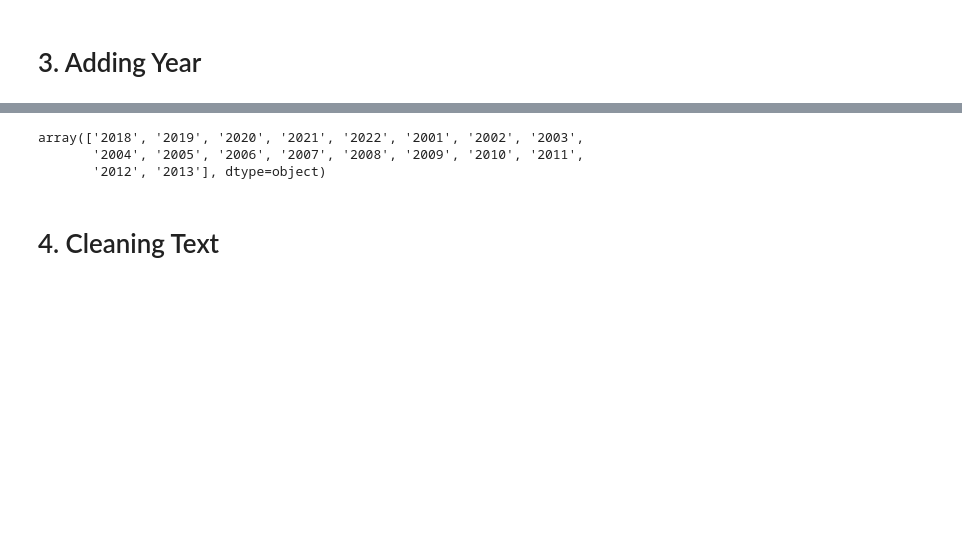
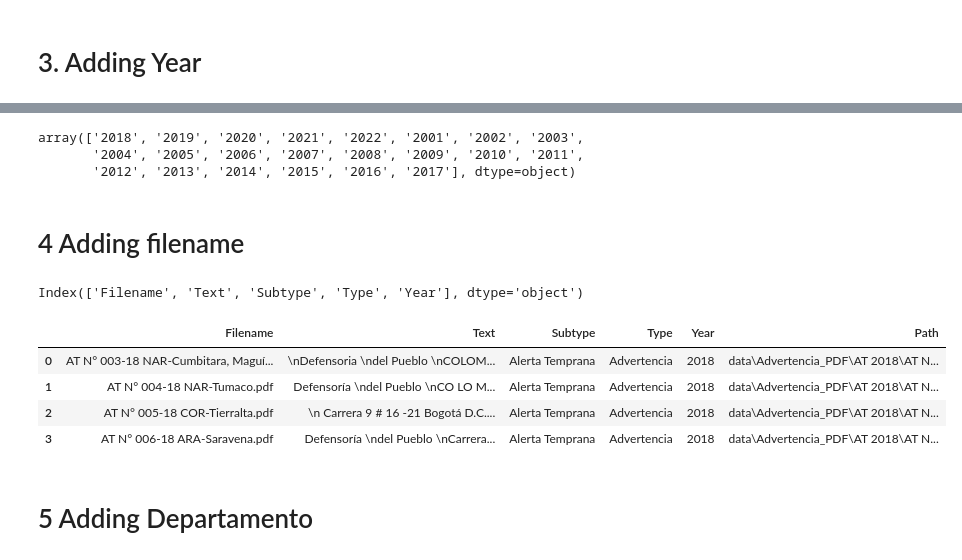
Before and after one commit to ylizama/alertas_colombia, a Jupyter notebook: 1_Parsing_Data.ipynb, the cells around one changed output, grey strips where cells are left out. Cells and saved outputs as stored; diff of their text form; code cells hidden in the pictures; blank space fills up the shorter version.

```diff
--- a/1_Parsing_Data.ipynb
+++ b/1_Parsing_Data.ipynb
@@ -58,2 +73,21 @@ print(len(df))
-# %%
-df["Type"] = df["Filename"].apply(lambda x: "advertencia" if x.startswith("data\\advertencia_PDF") else "seguimiento")
+# %%
+def path_leaf(path):
+    head, tail = ntpath.split(path)
+    return tail or ntpath.basename(head)
+
+def extract_subtype(x):
+    if path_leaf(x).startswith("AT"):
+        return "Alerta Temprana"
+    elif path_leaf(x).startswith("IR"):
+        return "Informe de Riesgo"
+    elif path_leaf(x).startswith("NS"):
+        return "Notas"
+    elif path_leaf(x).startswith("IS") or path_leaf(x).startswith("Informe"):
+        return "Informe de Seguimiento"
+    else:
+        return "Not Identified"
+
+
+df["Subtype"] = df["Filename"].apply(extract_subtype)
+
+df["Type"] = df["Subtype"].apply(lambda x: "Seguimiento" if x == "Informe de Seguimiento" else "Advertencia" )
@@ -61,7 +99,10 @@ df["Type"] = df["Filename"].apply(lambda x: "advertencia" if x.startswith("data\
 # 3. Adding Year
 # %%
 def get_year(filename):
-    filenames = ["data\\seguimiento\\", "data\\advertencia_PDF\\AT ", "data\\advertencia_PDF\\IR "]
+    filenames = ["data\\Informes de Seguimiento\\",
+                 "data\\Advertencia_PDF\\AT ",
+                 "data\\Advertencia_PDF\\IR ",
+                 "data\\Advertencia_PDF\\Notas "]
     for x in filenames:
         if filename.startswith(x):
             return filename.split(x)[1][:4]
@@ -77,6 +118,4 @@ df.Year.unique()
 # %% [output]
 array(['2018', '2019', '2020', '2021', '2022', '2001', '2002', '2003',
        '2004', '2005', '2006', '2007', '2008', '2009', '2010', '2011',
-       '2012', '2013'], dtype=object)
+       '2012', '2013', '2014', '2015', '2016', '2017'], dtype=object)
-# %% [markdown]
-# 4. Cleaning Text
@@ -115,0 +122,18 @@ df["Text"] = df["Text"].apply(cleantext)
+# %% [markdown]
+# 4 Adding filename
+# %%
+df.columns
+# %% [output]
+Index(['Filename', 'Text', 'Subtype', 'Type', 'Year'], dtype='object')
+# %%
+df['Path'] = df['Filename']
+df['Filename'] =  df['Filename'].apply(path_leaf)
+df.head(4)
+# %% [output]
+|  | Filename | Text | Subtype | Type | Year | Path |
+| 0 | AT N° 003-18 NAR-Cumbitara, Maguí... | \nDefensoria \ndel Pueblo \nCOLOM... | Alerta Temprana | Advertencia | 2018 | data\Advertencia_PDF\AT 2018\AT N... |
+| 1 | AT N° 004-18 NAR-Tumaco.pdf | Defensoría \ndel Pueblo \nCO LO M... | Alerta Temprana | Advertencia | 2018 | data\Advertencia_PDF\AT 2018\AT N... |
+| 2 | AT N° 005-18 COR-Tierralta.pdf | \n Carrera 9 # 16 -21 Bogotá D.C.... | Alerta Temprana | Advertencia | 2018 | data\Advertencia_PDF\AT 2018\AT N... |
+| 3 | AT N° 006-18 ARA-Saravena.pdf | Defensoría \ndel Pueblo \nCarrera... | Alerta Temprana | Advertencia | 2018 | data\Advertencia_PDF\AT 2018\AT N... |
+# %% [markdown]
+# 5 Adding Departamento
```
Also changed, not shown: parts of 22 cells of this notebook.
